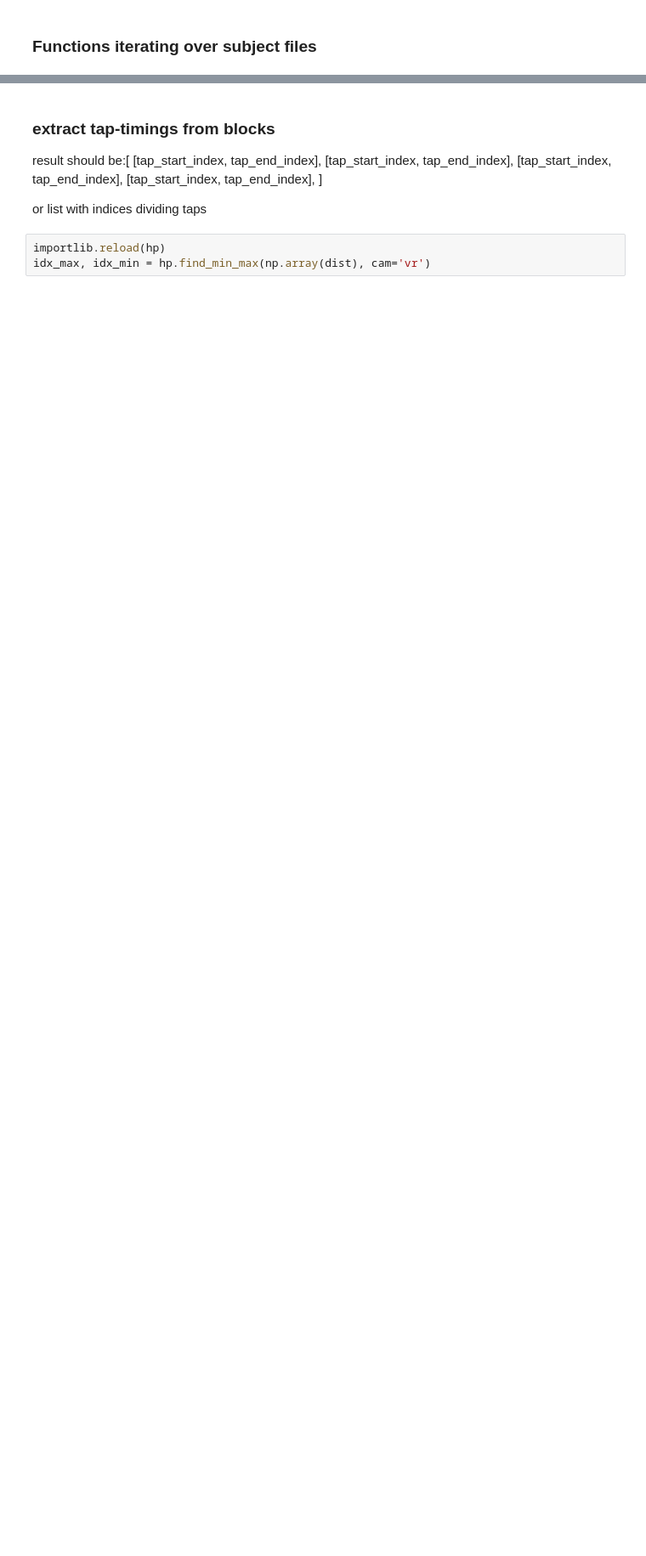
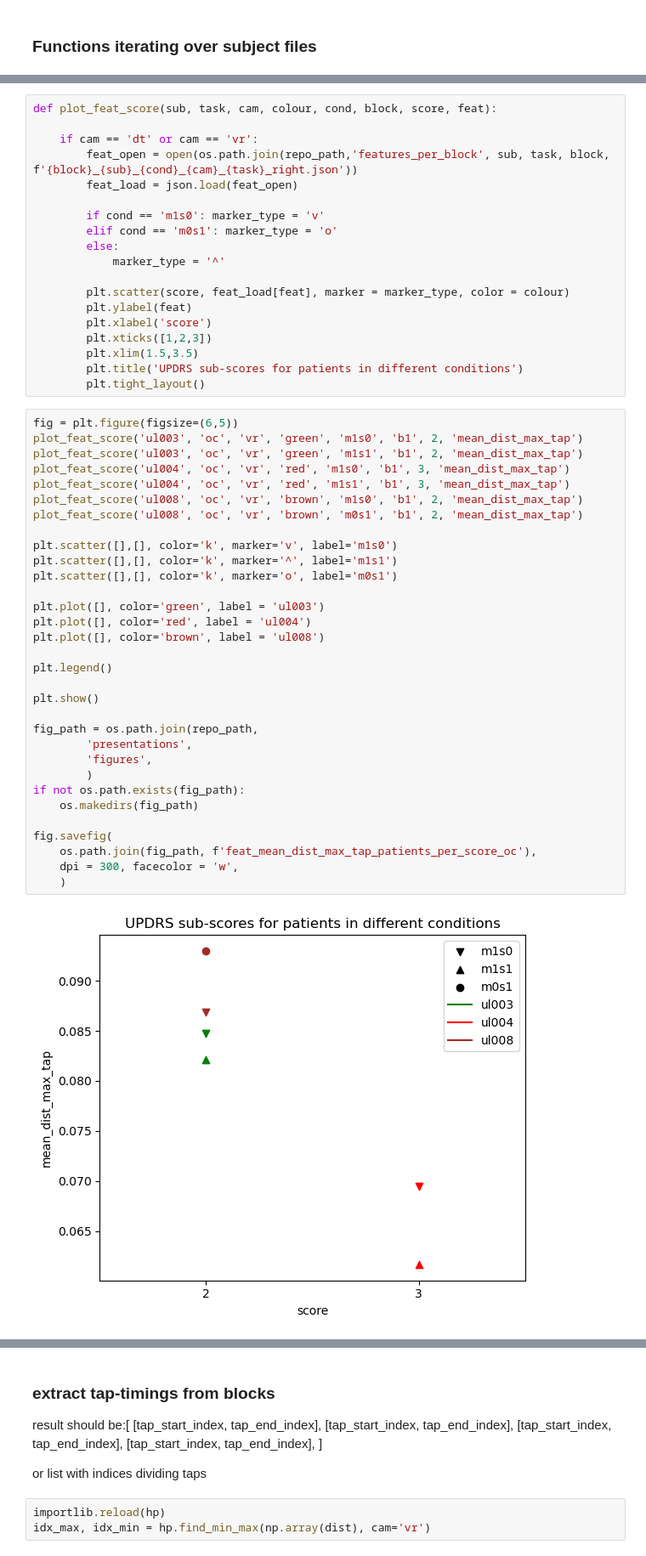
Before and after one commit to jgvhabets/ultraleap_analysis, a Jupyter notebook: code/notebooks/patient_analysis_oc_automating.ipynb, the cells around one changed output, grey strips where cells are left out. Shown at 85% size. Drawn from its saved outputs; the diff is of its cells as text; blank space fills up the shorter version.

```diff
--- a/code/notebooks/patient_analysis_oc_automating.ipynb
+++ b/code/notebooks/patient_analysis_oc_automating.ipynb
@@ -186,0 +324,53 @@ dist = hp.calc_distances(b1, ['index_tip', 'middle_tip', 'ring_tip'], 'palm')
+# %%
+def plot_feat_score(sub, task, cam, colour, cond, block, score, feat):
+
+    if cam == 'dt' or cam == 'vr':
+        feat_open = open(os.path.join(repo_path,'features_per_block', sub, task, block, f'{block}_{sub}_{cond}_{cam}_{task}_right.json'))
+        feat_load = json.load(feat_open)
+
+        if cond == 'm1s0': marker_type = 'v'
+        elif cond == 'm0s1': marker_type = 'o'
+        else:
+            marker_type = '^'
+
+        plt.scatter(score, feat_load[feat], marker = marker_type, color = colour)
+        plt.ylabel(feat)
+        plt.xlabel('score')
+        plt.xticks([1,2,3])
+        plt.xlim(1.5,3.5)
+        plt.title('UPDRS sub-scores for patients in different conditions')
+        plt.tight_layout()
+# %%
+fig = plt.figure(figsize=(6,5))
+plot_feat_score('ul003', 'oc', 'vr', 'green', 'm1s0', 'b1', 2, 'mean_dist_max_tap')
+plot_feat_score('ul003', 'oc', 'vr', 'green', 'm1s1', 'b1', 2, 'mean_dist_max_tap')
+plot_feat_score('ul004', 'oc', 'vr', 'red', 'm1s0', 'b1', 3, 'mean_dist_max_tap')
+plot_feat_score('ul004', 'oc', 'vr', 'red', 'm1s1', 'b1', 3, 'mean_dist_max_tap')
+plot_feat_score('ul008', 'oc', 'vr', 'brown', 'm1s0', 'b1', 2, 'mean_dist_max_tap')
+plot_feat_score('ul008', 'oc', 'vr', 'brown', 'm0s1', 'b1', 2, 'mean_dist_max_tap')
+
+plt.scatter([],[], color='k', marker='v', label='m1s0')
+plt.scatter([],[], color='k', marker='^', label='m1s1')
+plt.scatter([],[], color='k', marker='o', label='m0s1')
+
+plt.plot([], color='green', label = 'ul003')
+plt.plot([], color='red', label = 'ul004')
+plt.plot([], color='brown', label = 'ul008')
+
+plt.legend()
+
+plt.show()
+
+fig_path = os.path.join(repo_path,
+        'presentations',
+        'figures',
+        )
+if not os.path.exists(fig_path):
+    os.makedirs(fig_path)
+
+fig.savefig(
+    os.path.join(fig_path, f'feat_mean_dist_max_tap_patients_per_score_oc'),
+    dpi = 300, facecolor = 'w',
+    )
+# %% [output]
+[figure, added]
```
Also changed, not shown: parts of 109 cells of this notebook, 9 other files.
